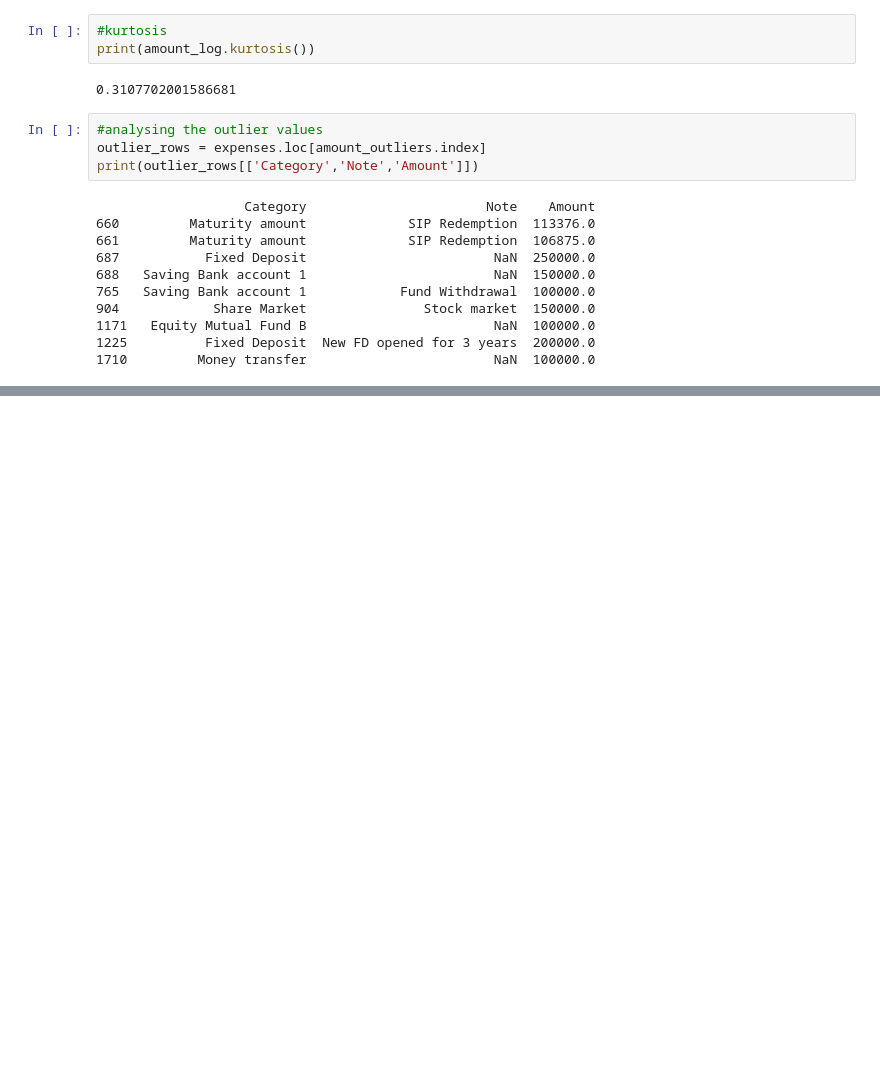
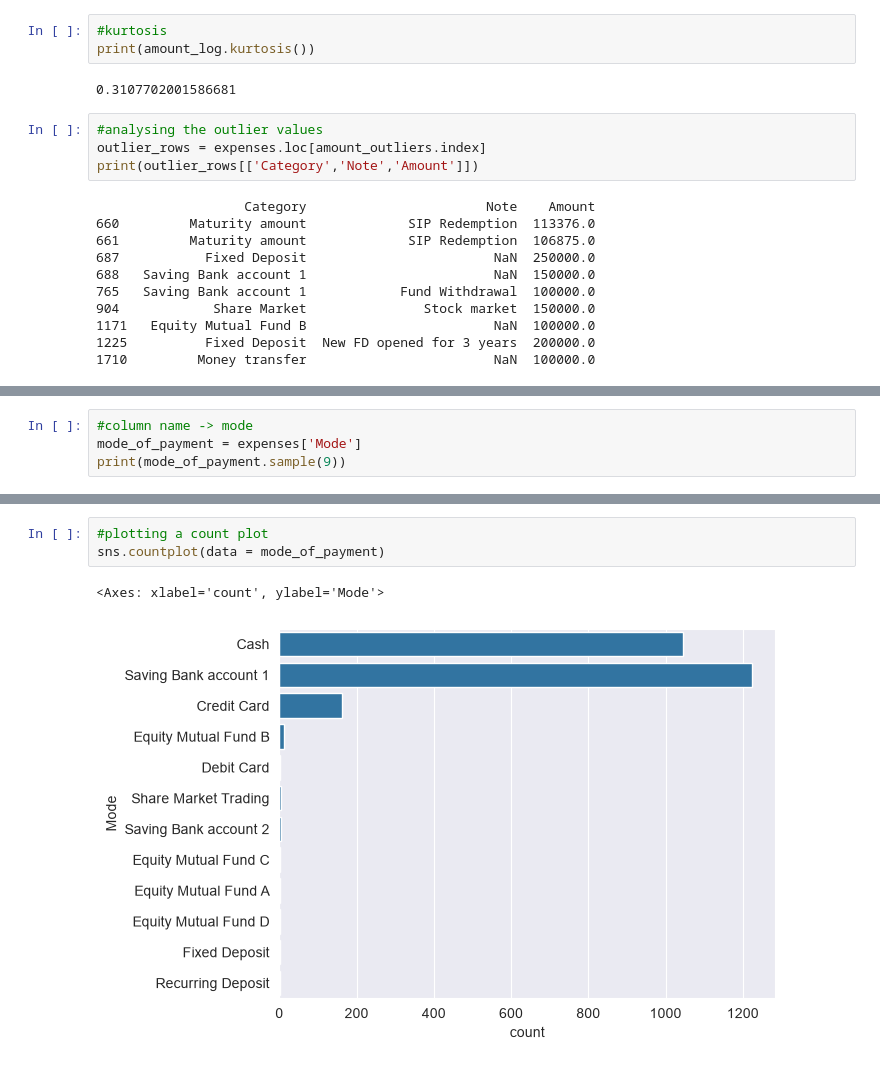
Before and after one commit to Aryan-SinghV/finbud, a Jupyter notebook: daily_expenditure.ipynb, the cells around one changed output, grey strips where cells are left out. Saved outputs shown, nothing was run; the diff lists cells and outputs as text; blank space fills up the shorter version.

Commit message:
applied univariate analysis on mode column

```diff
--- a/daily_expenditure.ipynb
+++ b/daily_expenditure.ipynb
@@ -149,0 +154,4 @@ print(outlier_rows[['Category','Note','Amount']])
+# %%
+#column name -> mode
+mode_of_payment = expenses['Mode']
+print(mode_of_payment.sample(9))
@@ -149,0 +186,6 @@ print(outlier_rows[['Category','Note','Amount']])
+# %%
+#plotting a count plot
+sns.countplot(data = mode_of_payment)
+# %% [output]
+<Axes: xlabel='count', ylabel='Mode'>
+[figure, added]
```
Also changed, not shown: parts of 10 cells of this notebook.
